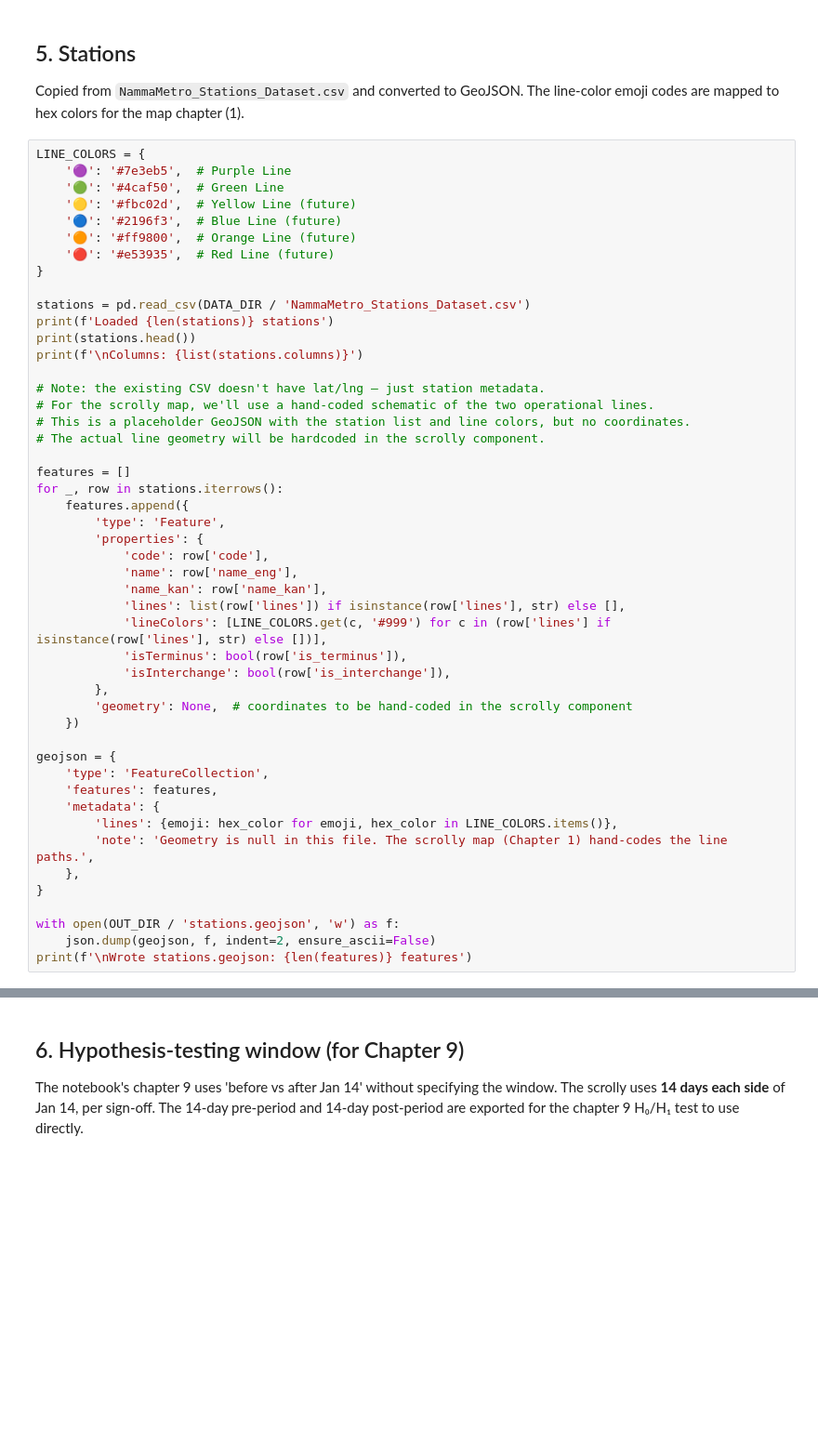
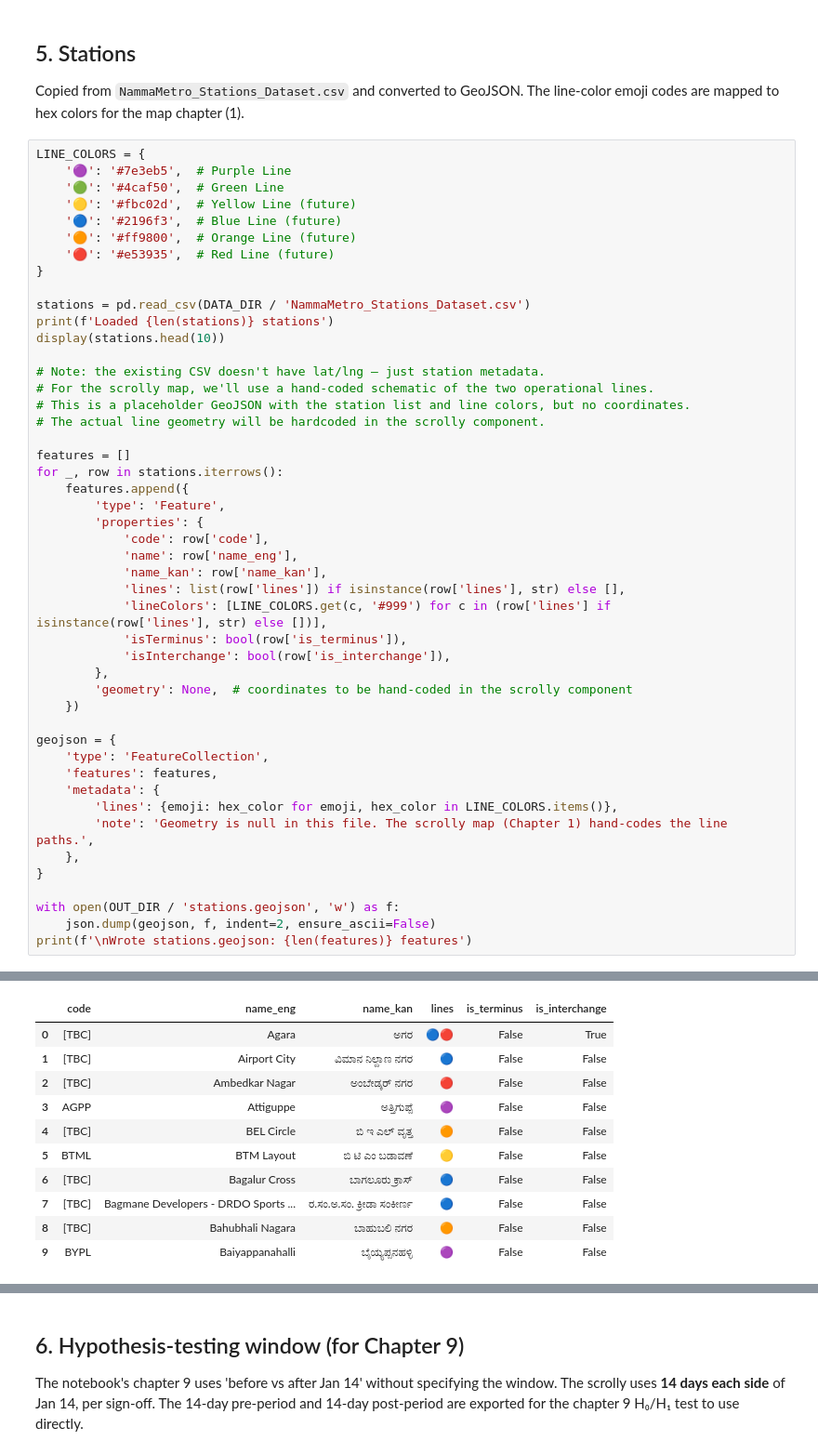
Before and after one commit to thecont1/namma-metro-ridership-tracker, a Jupyter notebook: scrolly-article/aggregate-scrolly.ipynb, the cells around one changed output, grey strips where cells are left out. Shown at 93% size. Saved outputs shown, nothing was run; the diff lists cells and outputs as text; blank space fills up the shorter version.

```diff
--- a/scrolly-article/aggregate-scrolly.ipynb
+++ b/scrolly-article/aggregate-scrolly.ipynb
@@ -207,8 +206,7 @@ LINE_COLORS = {
 
 stations = pd.read_csv(DATA_DIR / 'NammaMetro_Stations_Dataset.csv')
 print(f'Loaded {len(stations)} stations')
-print(stations.head())
-print(f'\nColumns: {list(stations.columns)}')
+display(stations.head(10))
 
 # Note: the existing CSV doesn't have lat/lng — just station metadata.
 # For the scrolly map, we'll use a hand-coded schematic of the two operational lines.
@@ -257,0 +246,11 @@ Wrote stations.geojson: 172 features
+|  | code | name_eng | name_kan | lines | is_terminus | is_interchange |
+| 0 | [TBC] | Agara | ಅಗರ | 🔵🔴 | False | True |
+| 1 | [TBC] | Airport City | ವಿಮಾನ ನಿಲ್ದಾಣ ನಗರ | 🔵 | False | False |
+| 2 | [TBC] | Ambedkar Nagar | ಅಂಬೇಡ್ಕರ್ ನಗರ | 🔴 | False | False |
+| 3 | AGPP | Attiguppe | ಅತ್ತಿಗುಪ್ಪೆ | 🟣 | False | False |
+| 4 | [TBC] | BEL Circle | ಬಿ ಇ ಎಲ್ ವೃತ್ತ | 🟠 | False | False |
+| 5 | BTML | BTM Layout | ಬಿ ಟಿ ಎಂ ಬಡಾವಣೆ | 🟡 | False | False |
+| 6 | [TBC] | Bagalur Cross | ಬಾಗಲೂರು ಕ್ರಾಸ್ | 🔵 | False | False |
+| 7 | [TBC] | Bagmane Developers - DRDO Sports ... | ರ.ಸಂ.ಅ.ಸಂ. ಕ್ರೀಡಾ ಸಂಕೀರ್ಣ | 🔵 | False | False |
+| 8 | [TBC] | Bahubhali Nagara | ಬಾಹುಬಲಿ ನಗರ | 🟠 | False | False |
+| 9 | BYPL | Baiyappanahalli | ಬೈಯ್ಯಪ್ಪನಹಳ್ಳಿ | 🟣 | False | False |
```
Also changed, not shown: parts of 9 cells of this notebook, 6 other files.
